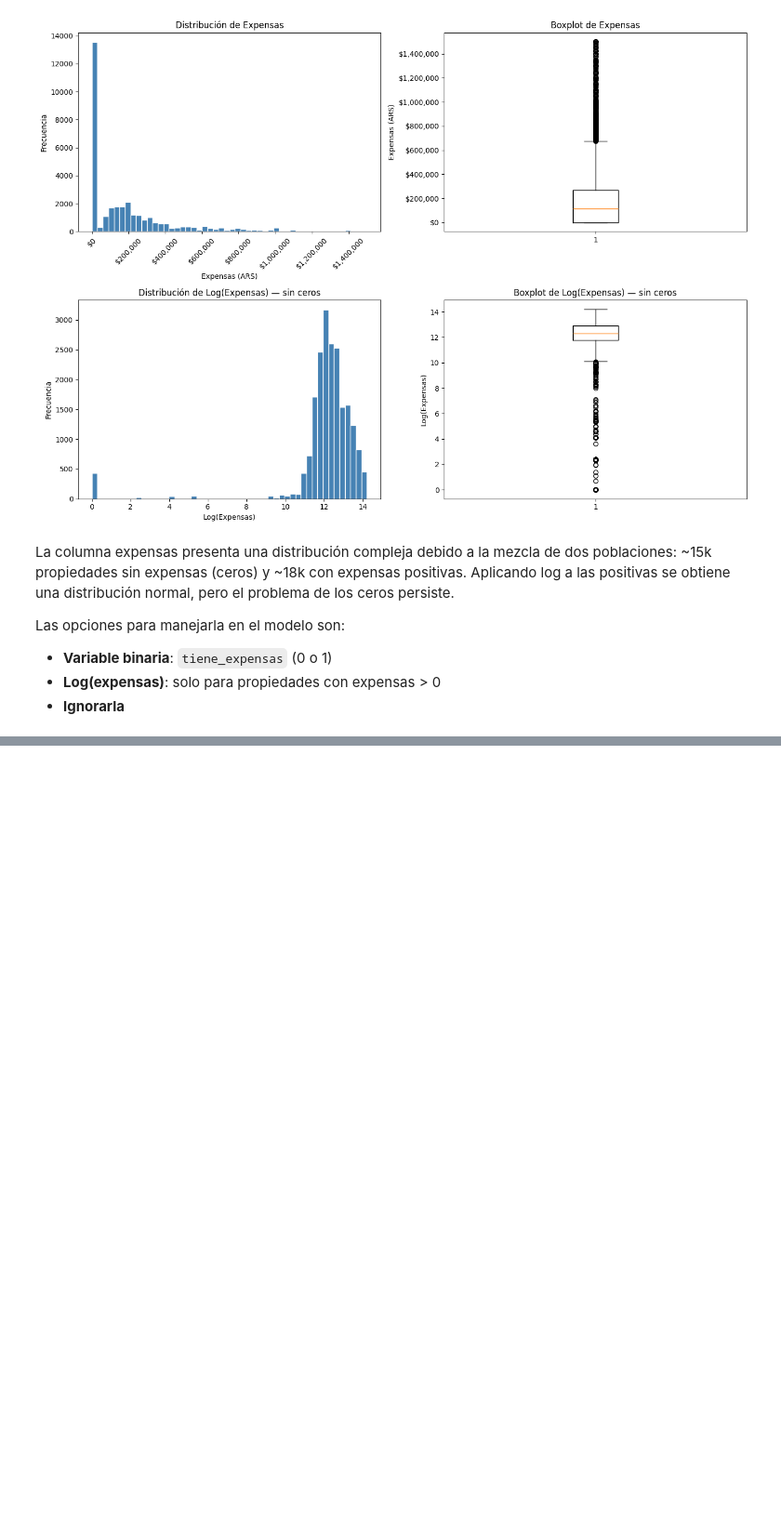
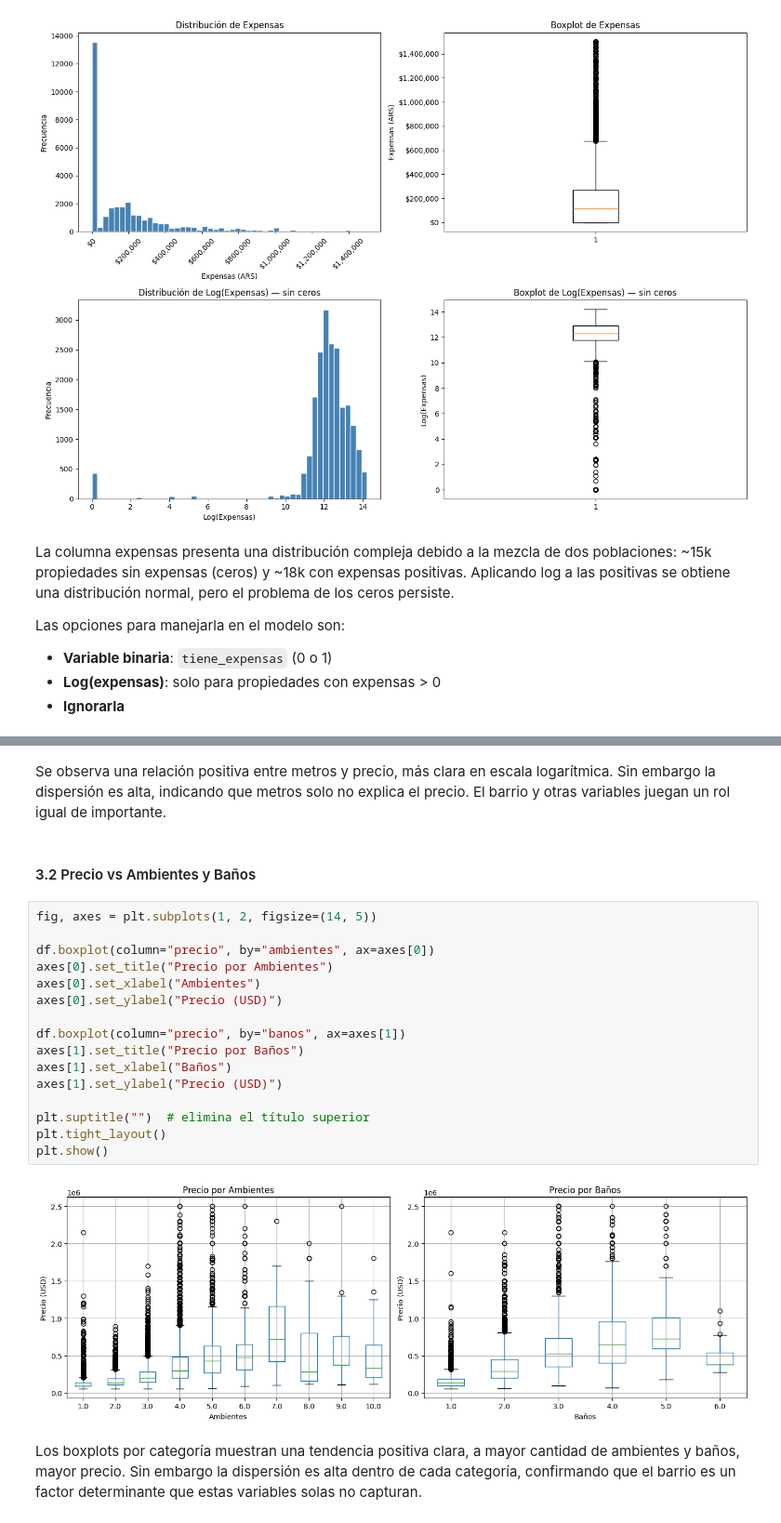
Before and after one commit to FacundoBerthet/precios-propiedades-caba, a Jupyter notebook: notebooks/03-eda.ipynb, the cells around one changed output, grey strips where cells are left out. Shown at 93% size. Saved outputs shown, nothing was run; the diff lists cells and outputs as text; blank space fills up the shorter version.

```diff
--- a/notebooks/03-eda.ipynb
+++ b/notebooks/03-eda.ipynb
@@ -181,0 +232,27 @@ Las opciones para manejarla en el modelo son:
+# %% [markdown]
+Se observa una relación positiva entre metros y precio, más clara en escala logarítmica. Sin embargo la dispersión es alta, indicando
+que metros solo no explica el precio. El barrio y otras variables juegan un rol igual de importante.
+# %% [markdown]
+#### 3.2 Precio vs Ambientes y Baños
+# %%
+fig, axes = plt.subplots(1, 2, figsize=(14, 5))
+
+df.boxplot(column="precio", by="ambientes", ax=axes[0])
+axes[0].set_title("Precio por Ambientes")
+axes[0].set_xlabel("Ambientes")
+axes[0].set_ylabel("Precio (USD)")
+
+df.boxplot(column="precio", by="banos", ax=axes[1])
+axes[1].set_title("Precio por Baños")
+axes[1].set_xlabel("Baños")
+axes[1].set_ylabel("Precio (USD)")
+
+plt.suptitle("")  # elimina el título superior
+plt.tight_layout()
+plt.show()
+# %% [output]
+[figure, added]
+# %% [markdown]
+Los boxplots por categoría muestran una tendencia positiva clara, a mayor cantidad de ambientes y baños, mayor precio. Sin embargo
+la dispersión es alta dentro de cada categoría, confirmando que el barrio es un factor determinante que estas variables solas
+no capturan.
```
Also changed, not shown: parts of 6 cells of this notebook.
